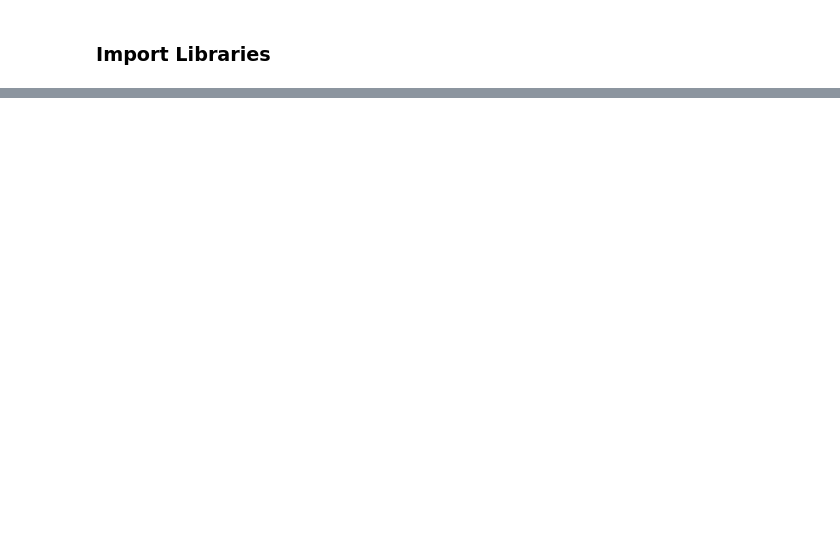
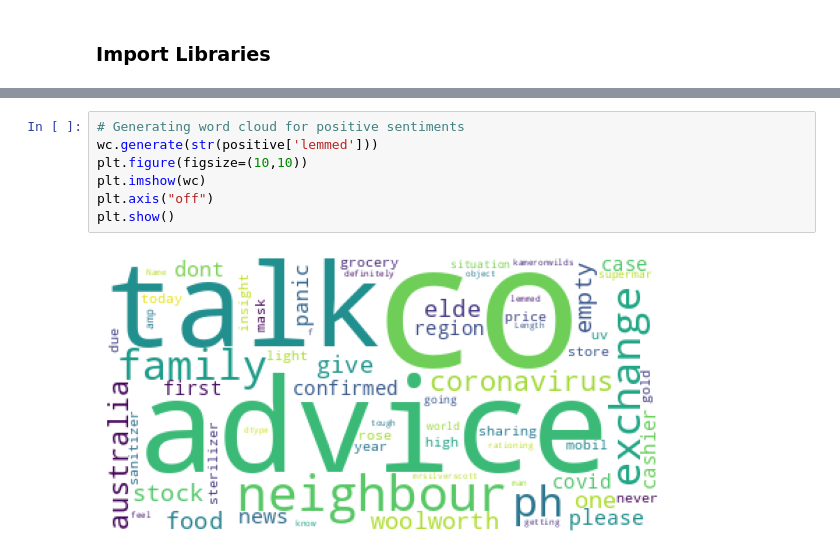
Before and after one commit to makdatascience/Coronavirus_tweets_sentiment_analysis, a Jupyter notebook: Coronavirus_tweets_sentiment_analysis.ipynb, the cells around one changed output, grey strips where cells are left out. Drawn from its saved outputs; the diff is of its cells as text; blank space fills up the shorter version.

```diff
--- a/Coronavirus_tweets_sentiment_analysis.ipynb
+++ b/Coronavirus_tweets_sentiment_analysis.ipynb
@@ -1229,0 +460,9 @@ Write the conclusion here.
+# %%
+# Generating word cloud for positive sentiments
+wc.generate(str(positive['lemmed']))
+plt.figure(figsize=(10,10))
+plt.imshow(wc)
+plt.axis("off")
+plt.show()
+# %% [output]
+[figure, added]
```
Also changed, not shown: parts of 465 cells of this notebook.
